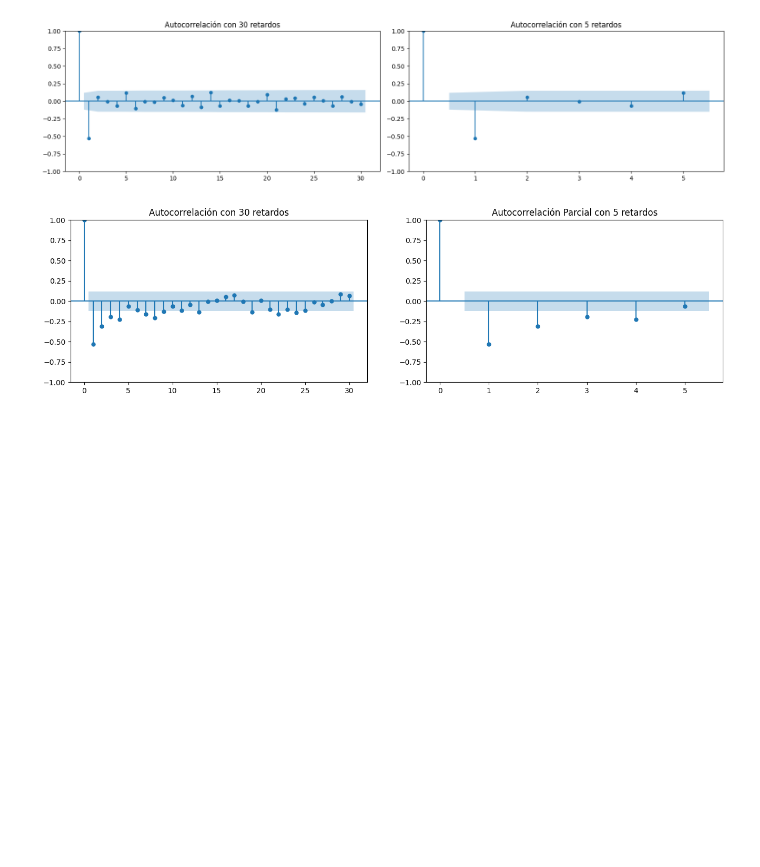
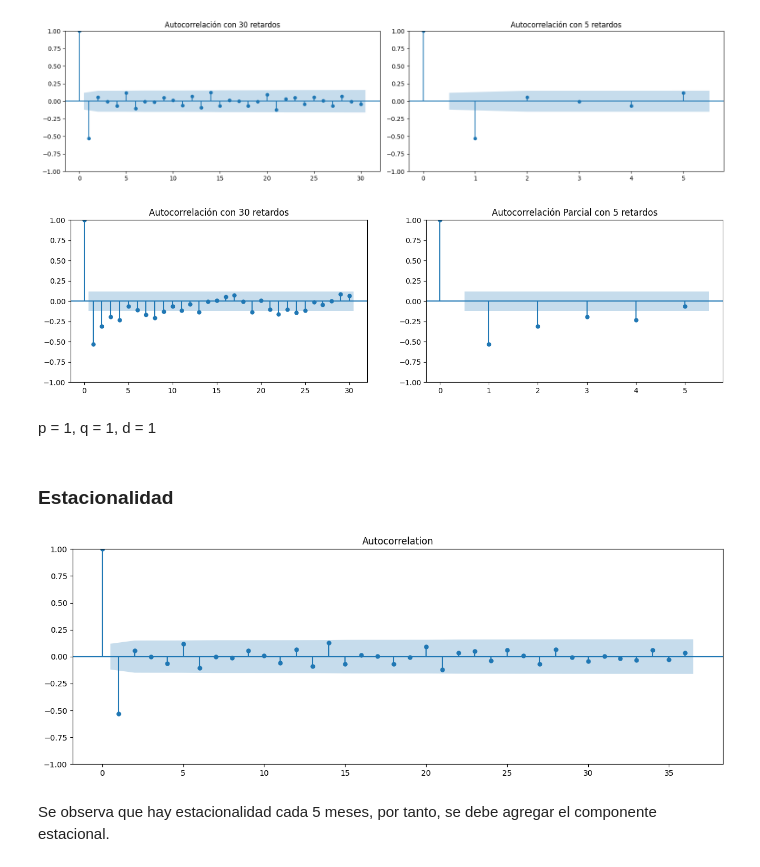
Before and after one commit to MGonza20/Lab2_DataScience, a Jupyter notebook: importaciones.ipynb, the cells around one changed output. Cells and saved outputs as stored; diff of their text form; code cells hidden in the pictures; blank space fills up the shorter version.

```diff
--- a/importaciones.ipynb
+++ b/importaciones.ipynb
@@ -153,7 +152,7 @@ Hay una tendencia evidente y una estacionalidad notable. En cuanto al componente
 ### Transformación de la serie
 La serie requiere una transformación de tipo box-cox dado que no es estacionaria en varianza.
 # %%
-data_diesel['diesel_boxcox'] = boxcox(data_diesel['diesel'])[0]
+data_diesel['diesel_boxcox'] = boxcox1p(data_diesel['diesel'], 0.49)
 fig = px.line(data_diesel, x='fecha', y='diesel_boxcox', title='Diesel - Transformación box cox', markers=True)
 
 fig.show()
@@ -245,3 +244,14 @@ ax[1].set_title("Autocorrelación Parcial con 5 retardos")
 plt.show()
 # %% [output]
 [figure]
+# %% [markdown]
+p = 1, q = 1, d = 1
+# %% [markdown]
+### Estacionalidad
+# %%
+plot_acf(data_diesel['diesel_boxcox_diff'], lags=36)
+plt.show()
+# %% [output]
+[figure, added]
+# %% [markdown]
+Se observa que hay estacionalidad cada 5 meses, por tanto, se debe agregar el componente estacional.
```
Also changed, not shown: parts of 12 cells of this notebook.
